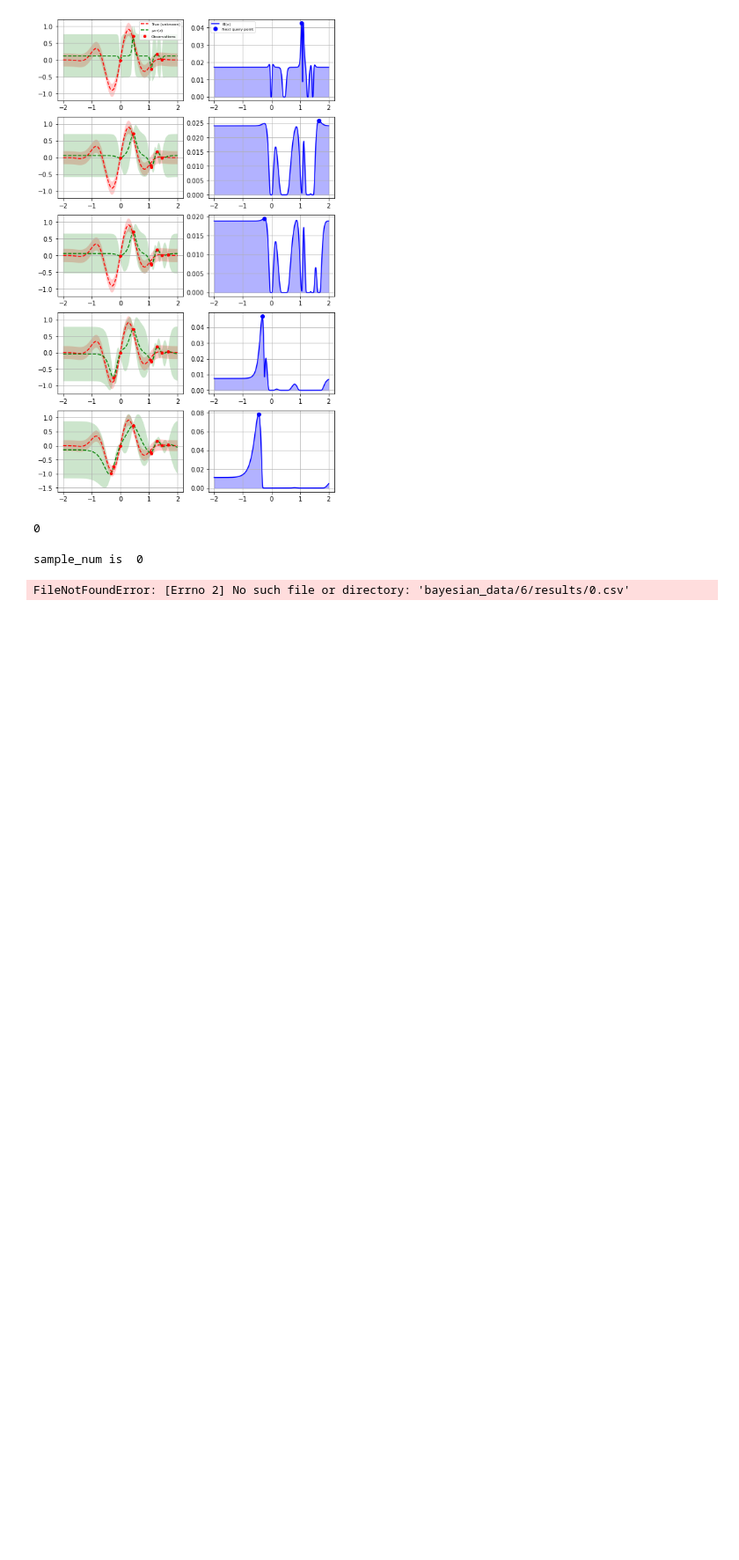
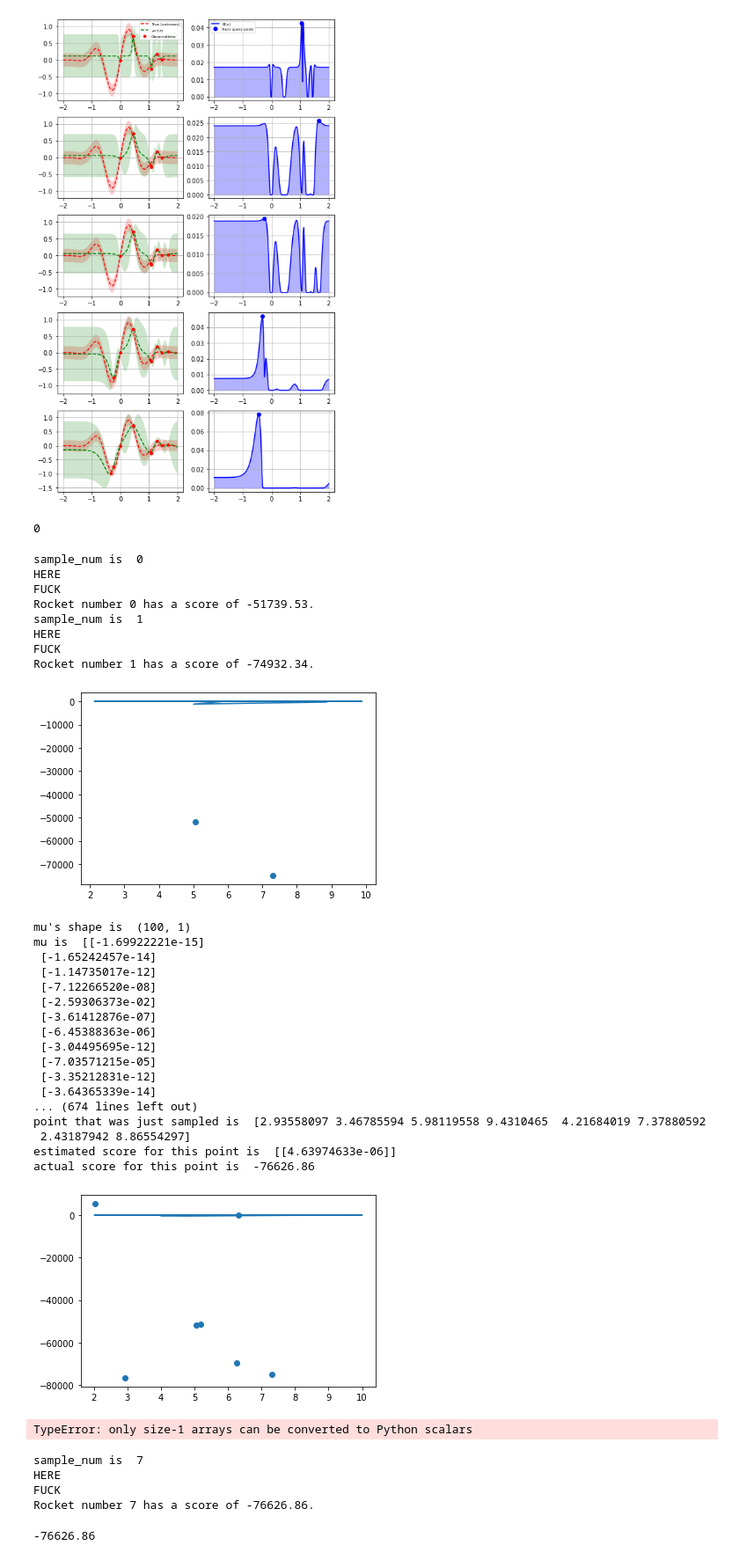
Before and after one commit to alex-t-hu/rocket, a Jupyter notebook: newbayes.ipynb, the cells around one changed output. Shown: that part at 88% size. Saved outputs shown, nothing was run; the diff lists cells and outputs as text; code cells hidden in the pictures; blank space fills up the shorter version.

```diff
--- a/bayes.ipynb
+++ b/newbayes.ipynb
@@ -160,6 +160,13 @@ from warnings import simplefilter
 from matplotlib import pyplot
 from tools import *
 import os
+import numpy as np
+import pandas as pd
+from sklearn.linear_model import LogisticRegression as LR
+from tools import *
+import pickle
+import matplotlib.pyplot as plt
+import seaborn as sns
 #
 
 save_folder_root = 'bayesian_data'
@@ -206,9 +213,10 @@ def objective(input_parameters, noise=0.0, sample_num=0):
                     'SweepDistance': input_parameters[6],
                     'TipChord': input_parameters[7]}
     # samples[i] = {'S': sustainer, 'B': booster}
+    print("HERE")
     generateNewDesign(booster, sustainer, parameters_folder + f"sample_{sample_num}.CDX1")
     input("Please run the simulation and save results in " + results_folder + f"sample_{sample_num}.csv . Press enter when done.")
-
+    print("FUCK")
     # f = open(f'sample_list_{prefix}.pkl', 'wb')
     # pickle.dump(samples, f)
     # f.close()
@@ -257,7 +265,7 @@ def acquisition(X, Xsamples, model):
 # optimize the acquisition function
 def opt_acquisition(X, y, model, num_samples=100):
 
-    Xsamples = np.random.randn(num_samples, NUM_FEATURES) * (UPPER_PARAMETERS_BOUND - LOWER_PARAMETERS_BOUND) + LOWER_PARAMETERS_BOUND
+    Xsamples = np.random.rand(num_samples, NUM_FEATURES) * (UPPER_PARAMETERS_BOUND - LOWER_PARAMETERS_BOUND) + LOWER_PARAMETERS_BOUND
     # print(Xsamples)
     # random search, generate random samples
     # Xsamples = np.random.randn(100)
@@ -280,7 +288,8 @@ def plot(X, y, model):
     # Xsamples = asarray(arange(0, 1, 0.001))
     # Xsamples = asarray(arange(LOWER_PARAMETERS_BOUND, UPPER_PARAMETERS_BOUND, 0.1 ))
     # Xsamples = Xsamples.reshape(len(Xsamples), 1)
-    Xsamples = np.random.randn(100, NUM_FEATURES) * (UPPER_PARAMETERS_BOUND - LOWER_PARAMETERS_BOUND) + LOWER_PARAMETERS_BOUND
+    Xsamples = np.random.rand(100, NUM_FEATURES) * (UPPER_PARAMETERS_BOUND - LOWER_PARAMETERS_BOUND) + LOWER_PARAMETERS_BOUND
+
     ysamples, _ = surrogate(model, Xsamples)
     pyplot.plot(Xsamples[:,0], ysamples)
     # show the plot
@@ -289,38 +298,70 @@ def plot(X, y, model):
 # sample the domain sparsely with noise
 # X = random(100)
 NUM_INITIAL_SAMPLES = 2
-X = np.random.randn(NUM_INITIAL_SAMPLES, NUM_FEATURES) * (UPPER_PARAMETERS_BOUND - LOWER_PARAMETERS_BOUND) + LOWER_PARAMETERS_BOUND
+X = np.random.rand(NUM_INITIAL_SAMPLES, NUM_FEATURES) * (UPPER_PARAMETERS_BOUND - LOWER_PARAMETERS_BOUND) + LOWER_PARAMETERS_BOUND
 y = asarray([objective(x,sample_num=idx) for idx,x in enumerate(X)])
 # reshape into rows and cols
 # X = X.reshape(len(X), 1)
 y = y.reshape(len(y), 1)
 # define the model
 model = GaussianProcessRegressor()
 # fit the model
 model.fit(X, y)
 # plot before hand
 plot(X[:,0], y, model)
 # perform the optimization process
 NUM_EXTRA_SAMPLES = 5
 for i in range(NUM_EXTRA_SAMPLES):
 # select the next point to sample
     x = opt_acquisition(X, y, model)
     # sample the point
     actual = objective(x,sample_num=i+NUM_INITIAL_SAMPLES)
     # summarize the finding
     est, _ = surrogate(model, [x])
-    print('>x=%.3f, f()=%3f, actual=%.3f' % (x, est, actual))
+    # print('>x=%.3f, f()=%3f, actual=%.3f' % (x, est, actual))
+    print("This is the " + str(i) + " point")
+    print("point that was just sampled is ", x)
+    print("estimated score for this point is ", est)
+    print("actual score for this point is ", actual)
     # add the data to the dataset
     X = vstack((X, [x]))
     y = vstack((y, [actual]))
     # update the model
     model.fit(X, y)
 
 # plot all samples and the final surrogate function
 plot(X[:,0], y, model)
 # best result
-ix = argmax(y)
-print('Best Result: x=%.3f, y=%.3f' % (X[ix], y[ix]))
+ix = argmax(-y)
+# print('Best Result: x=%.3f, y=%.3f' % (X[ix], y[ix]))
+print("Best estimated parameters ", X[ix])
+print("result for best estimated parameter", y[ix])
 # %% [output]
 sample_num is  0
+HERE
+FUCK
+Rocket number 0 has a score of -51739.53.
+sample_num is  1
+HERE
+FUCK
+Rocket number 1 has a score of -74932.34.
+[figure, added]
-FileNotFoundError: [Errno 2] No such file or directory: 'bayesian_data/6/results/0.csv'
+mu's shape is  (100, 1)
+mu is  [[-1.69922221e-15]
+ [-1.65242457e-14]
+ [-1.14735017e-12]
+ [-7.12266520e-08]
+ [-2.59306373e-02]
+ [-3.61412876e-07]
+ [-6.45388363e-06]
+ [-3.04495695e-12]
+ [-7.03571215e-05]
+ [-3.35212831e-12]
+ [-3.64365339e-14]
+... (674 lines left out)
+point that was just sampled is  [2.93558097 3.46785594 5.98119558 9.4310465  4.21684019 7.37880592
+ 2.43187942 8.86554297]
+estimated score for this point is  [[4.63974633e-06]]
+actual score for this point is  -76626.86
+[figure, added]
+TypeError: only size-1 arrays can be converted to Python scalars
@@ -328,0 +368,9 @@ import os
+# %%
+ix = argmax(-y)
+objective(X[ix], sample_num=NUM_INITIAL_SAMPLES + NUM_EXTRA_SAMPLES)
+# %% [output]
+sample_num is  7
+HERE
+FUCK
+Rocket number 7 has a score of -76626.86.
+-76626.86
```
Also changed, not shown: parts of 5 cells of this notebook, 24 other files.
